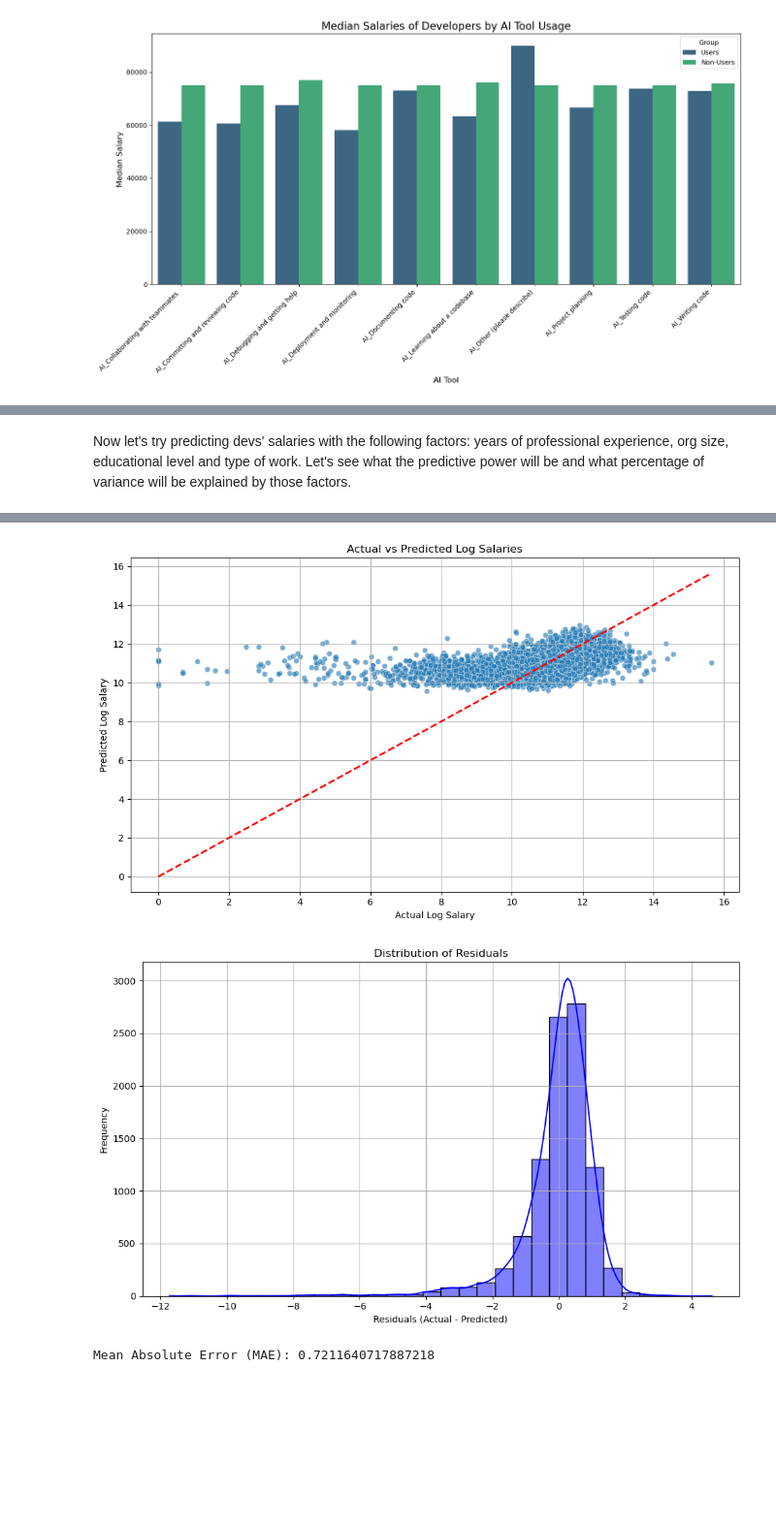
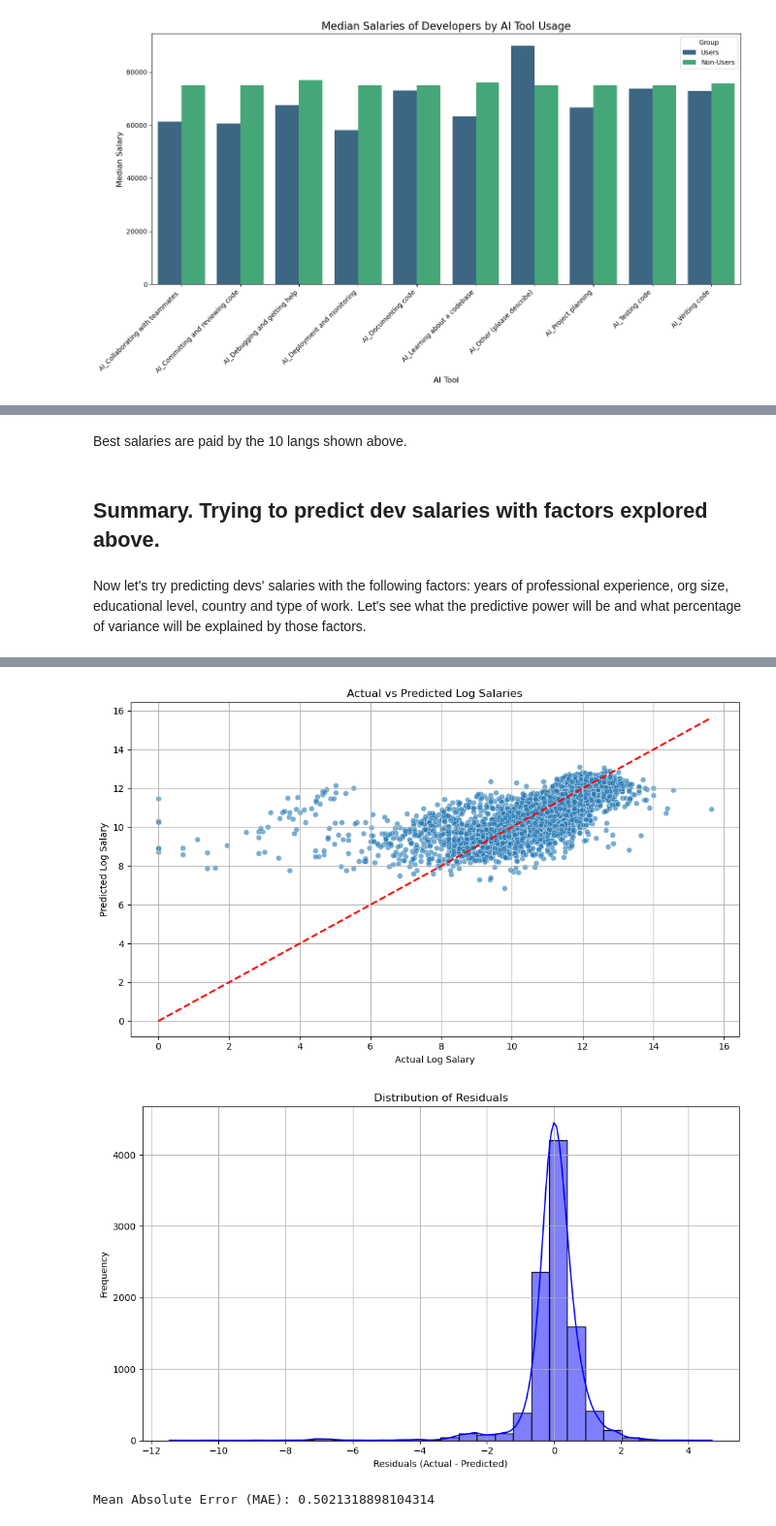
Before and after one commit to dosiichuk/stackoverflow_survey_analysis, a Jupyter notebook: analysis.ipynb, the cells around one changed output, grey strips where cells are left out. Shown at 97% size. Cells and saved outputs as stored; diff of their text form; code cells hidden in the pictures; blank space fills up the shorter version.

```diff
--- a/analysis.ipynb
+++ b/analysis.ipynb
@@ -391,0 +420,32 @@ plt.show()
+# %%
+def calculate_experience_richness(df, column_name):
+    """
+    Calculates the richness of a developer's experience based on the number of languages they have worked with.
+
+    Parameters:
+        df (pd.DataFrame): The input DataFrame.
+        column_name (str): The name of the column containing the languages worked with.
+
+    Returns:
+        pd.DataFrame: A DataFrame with an additional column 'ExperienceRichness' containing the percentage of unique languages each developer has worked with.
+    """
+    # Split the languages and explode into individual rows
+    all_languages = df[column_name].dropna().str.split(';').explode()
+
+    # Get the total number of unique languages
+    unique_languages = set(all_languages)
+    total_unique_languages = len(unique_languages)
+
+    # Calculate the number of languages each developer has worked with
+    df['NumLanguagesWorkedWith'] = df[column_name].dropna().apply(lambda x: len(x.split(';')))
+
+    # Calculate the percentage of unique languages each developer has worked with
+    df['ExperienceRichness'] = (df['NumLanguagesWorkedWith'] / total_unique_languages) * 100
+
+    return df, total_unique_languages
+
+# Calculate experience richness
+df, total_languages = calculate_experience_richness(df, 'LanguageHaveWorkedWith')
+
+# Display the updated DataFrame and total unique languages
+print(f"Total unique languages: {total_languages}")
@@ -392,5 +493,9 @@ plt.show()
+# %% [markdown]
+Best salaries are paid by the 10 langs shown above.
+# %% [markdown]
+## Summary. Trying to predict dev salaries with factors explored above.
 # %% [markdown]
-Now let's try predicting devs' salaries with the following factors: years of professional experience, org size, educational level and type of work. Let's see what the predictive power will be and what percentage of variance will be explained by those factors.
+Now let's try predicting devs' salaries with the following factors: years of professional experience, org size, educational level, country and type of work. Let's see what the predictive power will be and what percentage of variance will be explained by those factors.
 # %%
 !pip install shap
 from sklearn.model_selection import train_test_split
@@ -416,9 +521,12 @@ df['YearsCodePro'] = df['YearsCodePro'].apply(preprocess_years_code)
 
 orgsize_dummies = pd.get_dummies(df['OrgSize'], prefix='OrgSize', drop_first=True)
 edlevel_dummies = pd.get_dummies(df['EdLevel'], prefix='EdLevel', drop_first=True)
+country_dummies = pd.get_dummies(df['Country'], prefix='Country', drop_first=True)
 remotework_dummies = pd.get_dummies(df['RemoteWork'], prefix='RemoteWork', drop_first=True)
+coding_activities_dummies = df['CodingActivities'].str.get_dummies(sep=';')
+dev_type_dummies = pd.get_dummies(df['DevType'], prefix='DevType', drop_first=True)
 
-X = pd.concat([df[['YearsCodePro']], orgsize_dummies, edlevel_dummies, remotework_dummies], axis=1)
+X = pd.concat([df[['YearsCodePro']], orgsize_dummies, edlevel_dummies, remotework_dummies, country_dummies, coding_activities_dummies, dev_type_dummies], axis=1)
 y = df['ConvertedCompYearly'].apply(lambda x: np.log(x) if x > 0 else None)
 
 
@@ -485,3 +593,3 @@ R² Score: 0.14899344722415275
-[figure, old version]
+[figure, new version]
-[figure, old version]
+[figure, new version]
-Mean Absolute Error (MAE): 0.7211640717887218
+Mean Absolute Error (MAE): 0.5021318898104314
```
Also changed, not shown: parts of 25 cells of this notebook, 1 other file.
